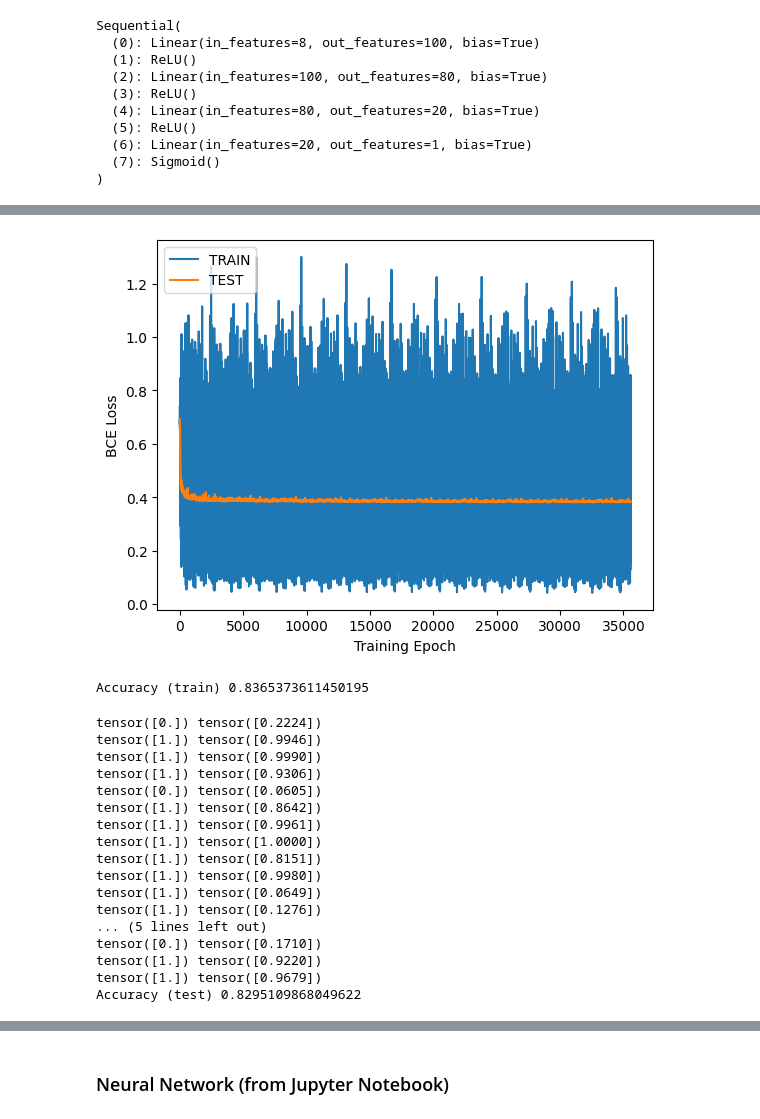
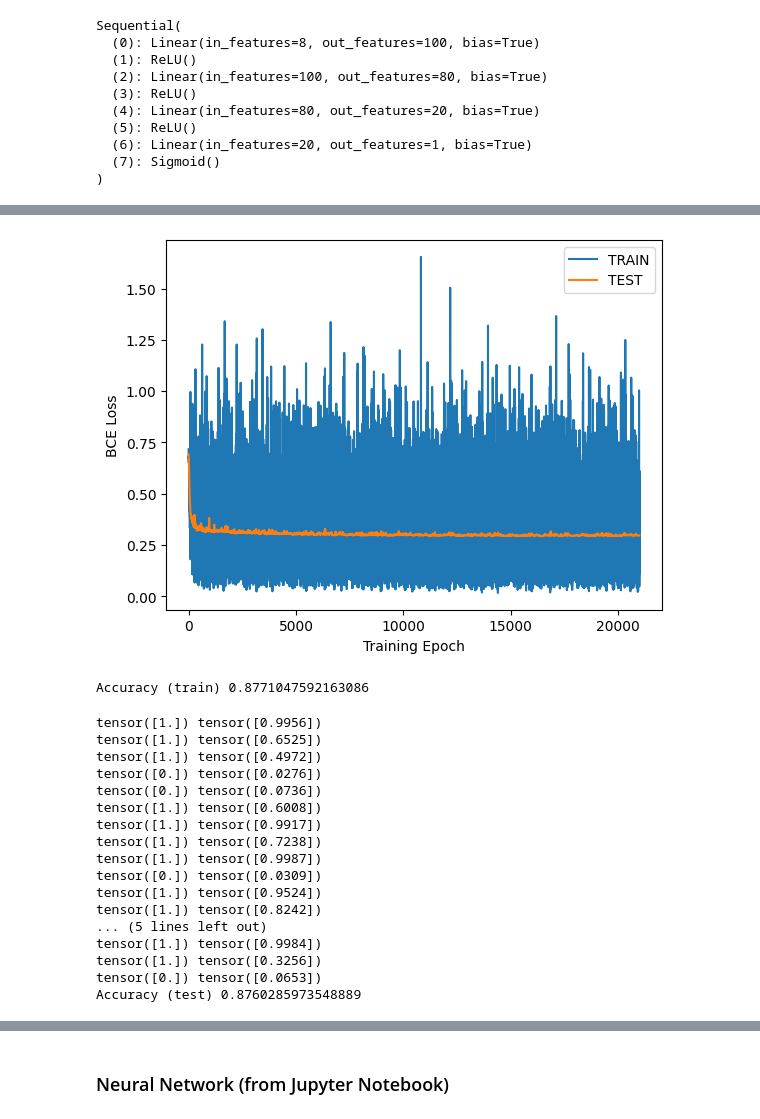
Before and after one commit to KrishWu/WhitesonAIModelDistinguisher, a Jupyter notebook: main.ipynb, the cells around one changed output, grey strips where cells are left out. Saved outputs shown, nothing was run; the diff lists cells and outputs as text; code cells hidden in the pictures.

Commit message:
Updated the code to account for the new much larger data sets from Justin and Nitish and imported Whiteson's new data

```diff
--- a/main.ipynb
+++ b/main.ipynb
@@ -50,15 +50,21 @@ from torchviz import make_dot
 # %% [markdown]
 ### Import Data
 # %%
-data = pd.read_csv("data/v5/data.csv")
+data500 = pd.read_csv("data/v6/data500.csv")
+data1000 = pd.read_csv("data/v6/data1000.csv")
 
-data = data.to_numpy()
+data500 = data500.to_numpy()
+# data500 = data500[0:40000]
+data1000 = data1000.to_numpy()
+
+data = np.concatenate((data500, data1000))
+np.random.shuffle(data)
 
 # indices = np.array([1, 2, 3, 4, 5, 6, 7, 8, 9, 10, 11, 12, 13, 14, 15, 16, 17, 18, 19, 20, 21, 22, 23, 24, 25])
-indices = np.array([10, 11, 12, 13, 17, 18, 19, 20])
+# indices = np.array([10, 11, 12, 13, 17, 18, 19, 20])
 
 dataLabels = data[:,-1:]
-data = data[:,indices]
+data = data[:, 1:-1]
 
 scaler = StandardScaler()
 data = scaler.fit_transform(data)
@@ -69,5 +75,5 @@ pt = np.array([[item[0]] for item in data])
 joblib.dump(scaler, "scaler.pkl")
 
 data.shape
-# dataLabels.shape
+dataLabels.shape
 # %% [output]
@@ -317,7 +323,7 @@ loss_fn = nn.BCELoss() # binary cross entropy
 optimizer = optim.Adam(model.parameters())
 # optimizer = optim.SGD(model.parameters())
 # %%
-n_epochs = 10
+n_epochs = 2
 batch_size = 10
 lossesTrain = []
 lossesTest = []
@@ -366,4 +364,4 @@ Finished epoch 9, latest loss 0.3808201253414154, 0.38410693407058716
-[figure, old version]
+[figure, new version]
 # %%
 # compute accuracy (no_grad is optional)
 with torch.no_grad():
@@ -372,7 +370,7 @@ with torch.no_grad():
 accuracy = (y_prediction.round() == y_train).float().mean()
 print(f"Accuracy (train) {accuracy}")
 # %% [output]
-Accuracy (train) 0.8365373611450195
+Accuracy (train) 0.8771047592163086
 # %%
 # compute accuracy (no_grad is optional)
 with torch.no_grad():
@@ -384,23 +382,23 @@ for i in range(20):
 accuracy = (y_prediction.round() == y_test).float().mean()
 print(f"Accuracy (test) {accuracy}")
 # %% [output]
-tensor([0.]) tensor([0.2224])
-tensor([1.]) tensor([0.9946])
-tensor([1.]) tensor([0.9990])
-tensor([1.]) tensor([0.9306])
-tensor([0.]) tensor([0.0605])
-tensor([1.]) tensor([0.8642])
-tensor([1.]) tensor([0.9961])
-tensor([1.]) tensor([1.0000])
-tensor([1.]) tensor([0.8151])
-tensor([1.]) tensor([0.9980])
-tensor([1.]) tensor([0.0649])
-tensor([1.]) tensor([0.1276])
+tensor([1.]) tensor([0.9956])
+tensor([1.]) tensor([0.6525])
+tensor([1.]) tensor([0.4972])
+tensor([0.]) tensor([0.0276])
+tensor([0.]) tensor([0.0736])
+tensor([1.]) tensor([0.6008])
+tensor([1.]) tensor([0.9917])
+tensor([1.]) tensor([0.7238])
+tensor([1.]) tensor([0.9987])
+tensor([0.]) tensor([0.0309])
+tensor([1.]) tensor([0.9524])
+tensor([1.]) tensor([0.8242])
 ... (5 lines left out)
-tensor([0.]) tensor([0.1710])
-tensor([1.]) tensor([0.9220])
-tensor([1.]) tensor([0.9679])
-Accuracy (test) 0.8295109868049622
+tensor([1.]) tensor([0.9984])
+tensor([1.]) tensor([0.3256])
+tensor([0.]) tensor([0.0653])
+Accuracy (test) 0.8760285973548889
 # %%
 y_prob = model(X_test)
 
```
Also changed, not shown: parts of 5 cells of this notebook, 11 other files.
